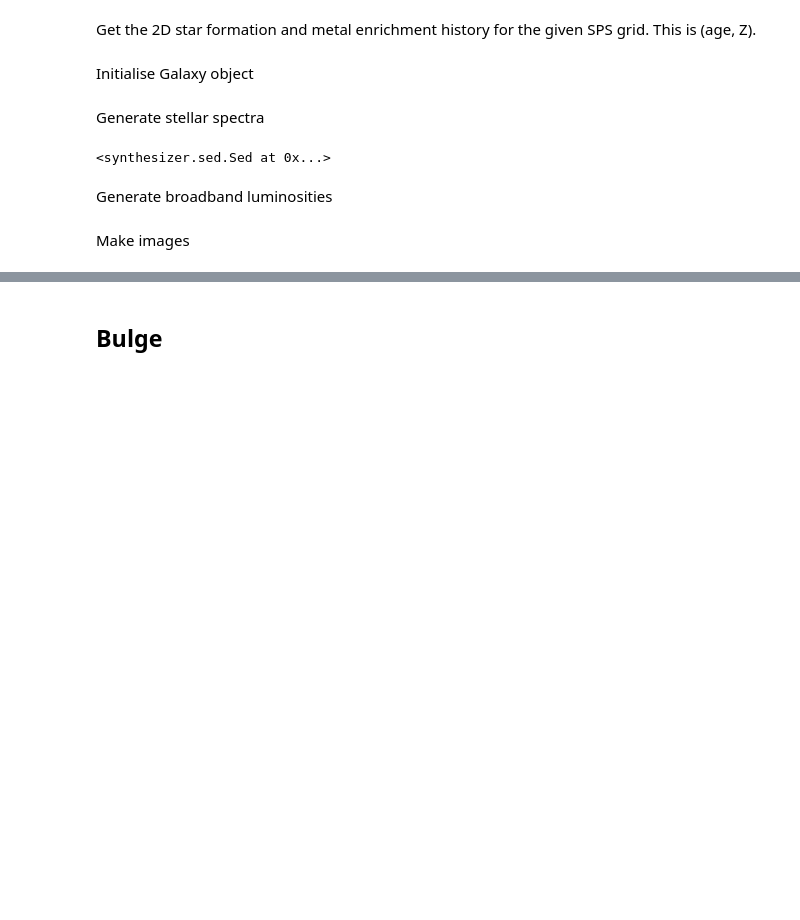
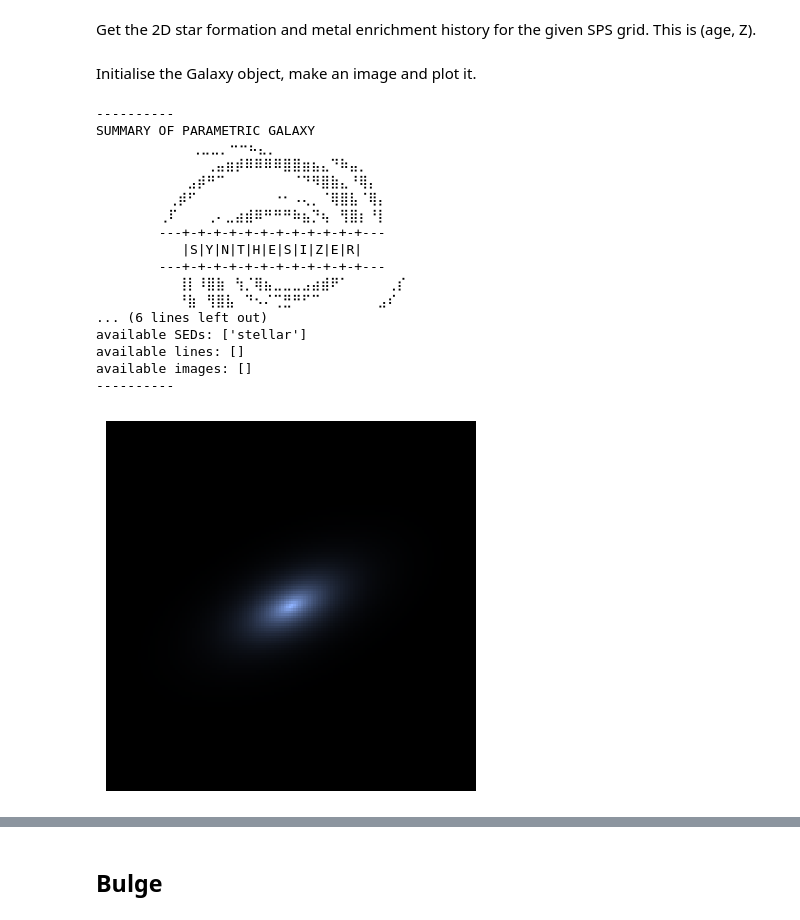
Before and after one commit to WillJRoper/synthesizer-history_change, a Jupyter notebook: docs/source/parametric/generate_composite_galaxy.ipynb, the cells around one changed output, grey strips where cells are left out. Cells and saved outputs as stored; diff of their text form; code cells hidden in the pictures; blank space fills up the shorter version.

```diff
--- a/docs/source/parametric/generate_composite_galaxy.ipynb
+++ b/docs/source/parametric/generate_composite_galaxy.ipynb
@@ -19,25 +19,29 @@ import numpy as np
 # %%
-resolution = 0.1 * kpc
-npix = 25
+# Define geometry of the images
+resolution = 0.05 * kpc  # resolution in kpc
+fov = resolution.value * 150 * kpc
 
 grid_dir = '../../../tests/test_grid'
 grid_name = 'test_grid'
 grid = Grid(grid_name, grid_dir=grid_dir)
 
-filter_collection = UVJ(new_lam=grid.lam)
+# Get a UVJ filter collection
+filters = UVJ(new_lam=grid.lam)
 # %% [markdown]
 ## Disk
 
 Define morphology
 # %%
-morphology_parameters = {'r_eff': 1. * kpc, 'n': 1., 'ellip': 0.5, 'theta': 35.}
-morph = Sersic2D(morphology_parameters)
+# Define morphology
+morph = Sersic2D(r_eff_kpc=1. * kpc, n= 1., ellip=0.5, theta=35.)
 # %% [markdown]
 Define the parameters of the star formation and metal enrichment histories
 # %%
+# Define the parameters of the star formation and metal enrichment
+# histories
 sfh_p = {'duration': 10 * Myr}
 Z_p = {'log10Z': -2.0}  # can also use linear metallicity e.g. {'Z': 0.01}
-stellar_mass = 1E8
+stellar_mass = 10 ** 8.5
 # %% [markdown]
 Define the functional form of the star formation and metal enrichment histories
 # %%
@@ -46,16 +52,49 @@ Zh = ZH.deltaConstant(Z_p)  # constant metallicity
 # %% [markdown]
 Get the 2D star formation and metal enrichment history for the given SPS grid. This is (age, Z).
 # %%
-sfzh = generate_sfzh(grid.log10ages, grid.metallicities, sfh, Zh, stellar_mass=stellar_mass)
+sfzh = generate_sfzh(
+    grid.log10ages, grid.metallicities, sfh, Zh, stellar_mass=stellar_mass
+)
 # %% [markdown]
-Initialise Galaxy object
+Initialise the Galaxy object, make an image and plot it.
 # %%
+# Initialise Galaxy object
 disk = Galaxy(morph=morph, sfzh=sfzh)
+
+# Generate stellar spectra
+disk.get_spectra_stellar(grid)
+
+# Make images
+disk_img = disk.make_images(
+    resolution=resolution,
+    filters=filters,
+    sed=disk.spectra["stellar"],
+    fov=fov,
+)
+
+print(disk)
+
+# Make and plot an rgb image
+disk_img.make_rgb_image(rgb_filters={"R" : 'J',
+                                   "G" : 'V',
+                                   "B" : 'U'})
+fig, ax, _ = disk_img.plot_rgb_image(show=True)
+# %% [output]
+----------
+SUMMARY OF PARAMETRIC GALAXY
+⠀⠀⠀⠀⠀⠀⠀⠀⠀⠀⢀⣀⣀⡀⠒⠒⠦⣄⡀⠀⠀⠀⠀⠀⠀⠀
+        ⠀⠀⠀⠀⠀⢀⣤⣶⡾⠿⠿⠿⠿⣿⣿⣶⣦⣄⠙⠷⣤⡀⠀⠀⠀⠀
+        ⠀⠀⠀⣠⡾⠛⠉⠀⠀⠀⠀⠀⠀⠀⠈⠙⠻⣿⣷⣄⠘⢿⡄⠀⠀⠀
+        ⠀⢀⡾⠋⠀⠀⠀⠀⠀⠀⠀⠀⠐⠂⠠⢄⡀⠈⢿⣿⣧⠈⢿⡄⠀⠀
+        ⢀⠏⠀⠀⠀⢀⠄⣀⣴⣾⠿⠛⠛⠛⠷⣦⡙⢦⠀⢻⣿⡆⠘⡇⠀⠀
+        ---+-+-+-+-+-+-+-+-+-+-+-+---
+           |S|Y|N|T|H|E|S|I|Z|E|R|
+        ---+-+-+-+-+-+-+-+-+-+-+-+---
+        ⠀⠀⢸⡇⠸⣿⣷⠀⢳⡈⢿⣦⣀⣀⣀⣠⣴⣾⠟⠁⠀⠀⠀⠀⢀⡎
+        ⠀⠀⠘⣷⠀⢻⣿⣧⠀⠙⠢⠌⢉⣛⠛⠋⠉⠀⠀⠀⠀⠀⠀⣠⠎⠀
+... (6 lines left out)
+available SEDs: ['stellar']
+available lines: []
+available images: []
+----------
+[figure, added]
-# %% [markdown]
-Generate stellar spectra
-# %%
-disk.get_spectra_stellar(grid)
-# %% [output]
-<synthesizer.sed.Sed at 0x...>
-# %% [markdown]
-Generate broadband luminosities
@@ -64,2 +100,0 @@ sed = disk.spectra['stellar'].get_broadband_luminosities(filter_collection)
-# %% [markdown]
-Make images
```
Also changed, not shown: parts of 17 cells of this notebook.
